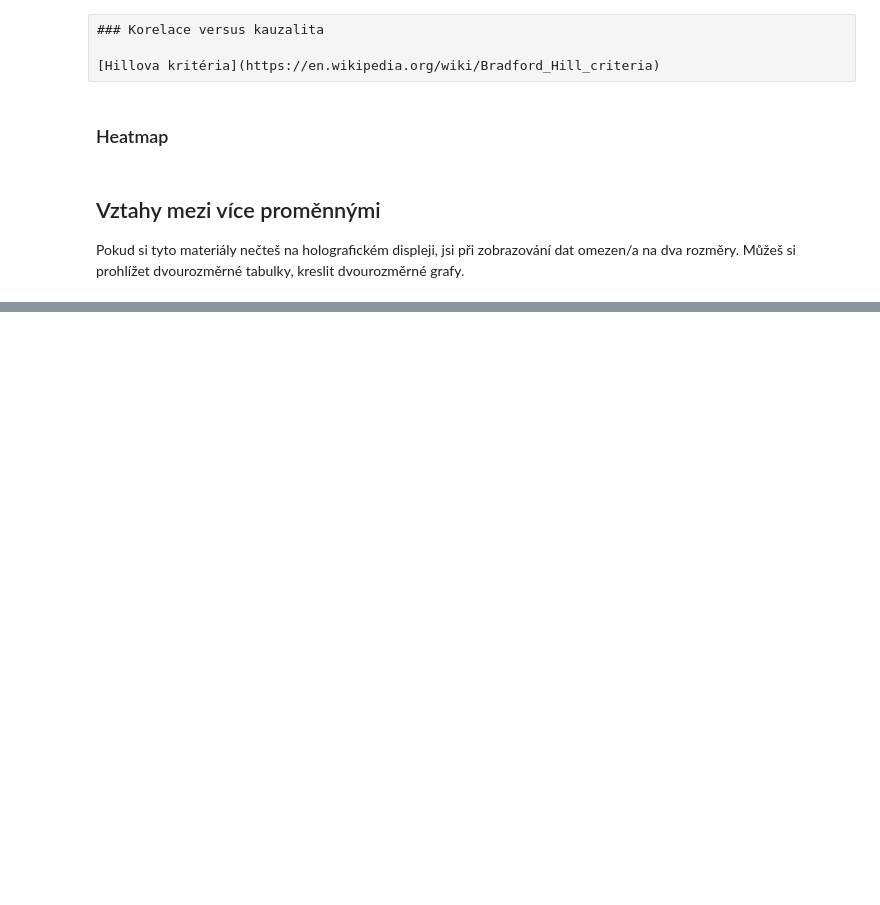
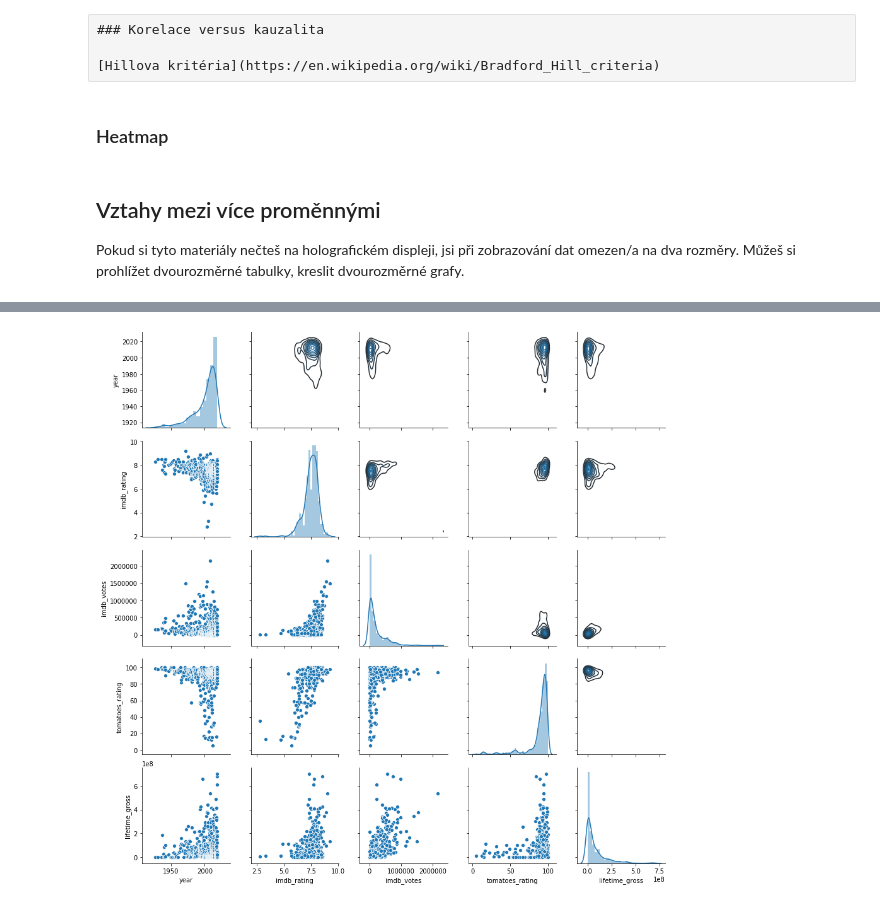
Before and after one commit to janpipek/naucse.python.cz, a Jupyter notebook: lessons/pydata/pandas_correlations/index.ipynb, the cells around one changed output, grey strips where cells are left out. Saved outputs shown, nothing was run; the diff lists cells and outputs as text; code cells hidden in the pictures; blank space fills up the shorter version.

```diff
--- a/lessons/pydata/pandas_correlations/index.ipynb
+++ b/lessons/pydata/pandas_correlations/index.ipynb
@@ -830,2 +886,13 @@ Pokud si tyto materiály nečteš na holografickém displeji, jsi při zobrazov
+# %%
+# pairplot
+g = sns.PairGrid(
+    movies_complete[["year", "imdb_rating", "imdb_votes", "tomatoes_rating", "lifetime_gross"]],
+    diag_sharey=False,
+)
+g.map_upper(sns.kdeplot)
+g.map_lower(sns.scatterplot)
+g.map_diag(sns.distplot, hist=True, kde=True);
+# %% [output]
+[figure, added]
 # %%
 # catplot
```
Also changed, not shown: parts of 30 cells of this notebook.
